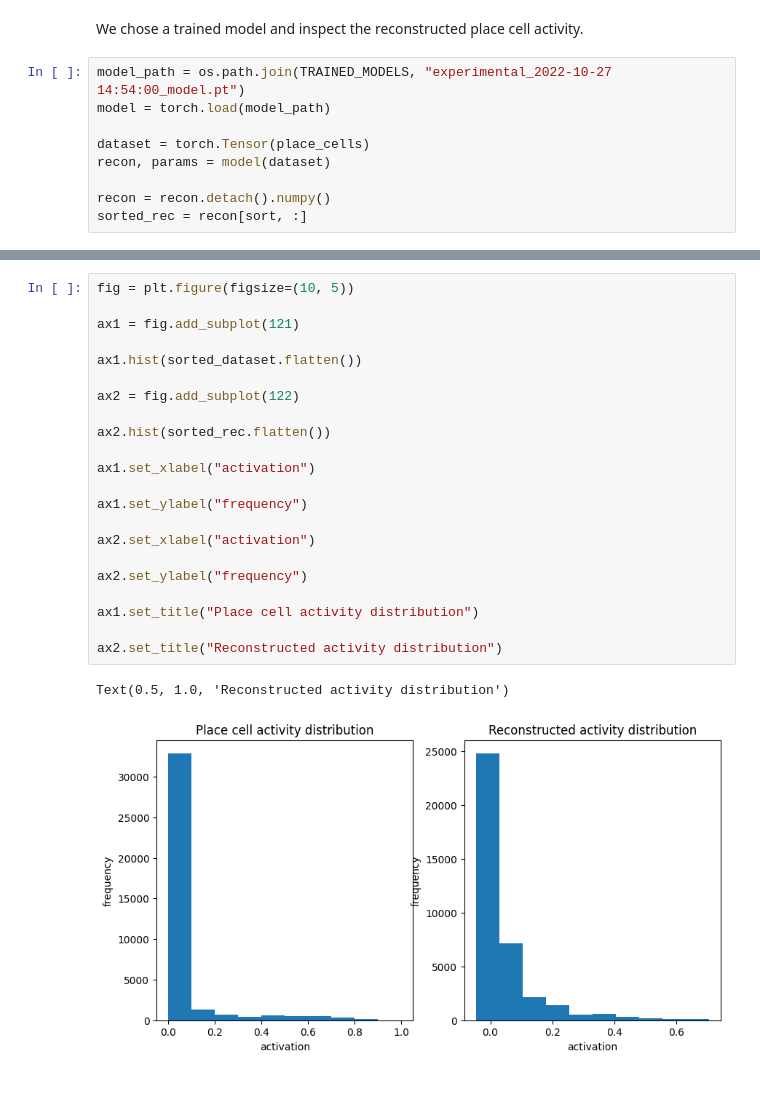
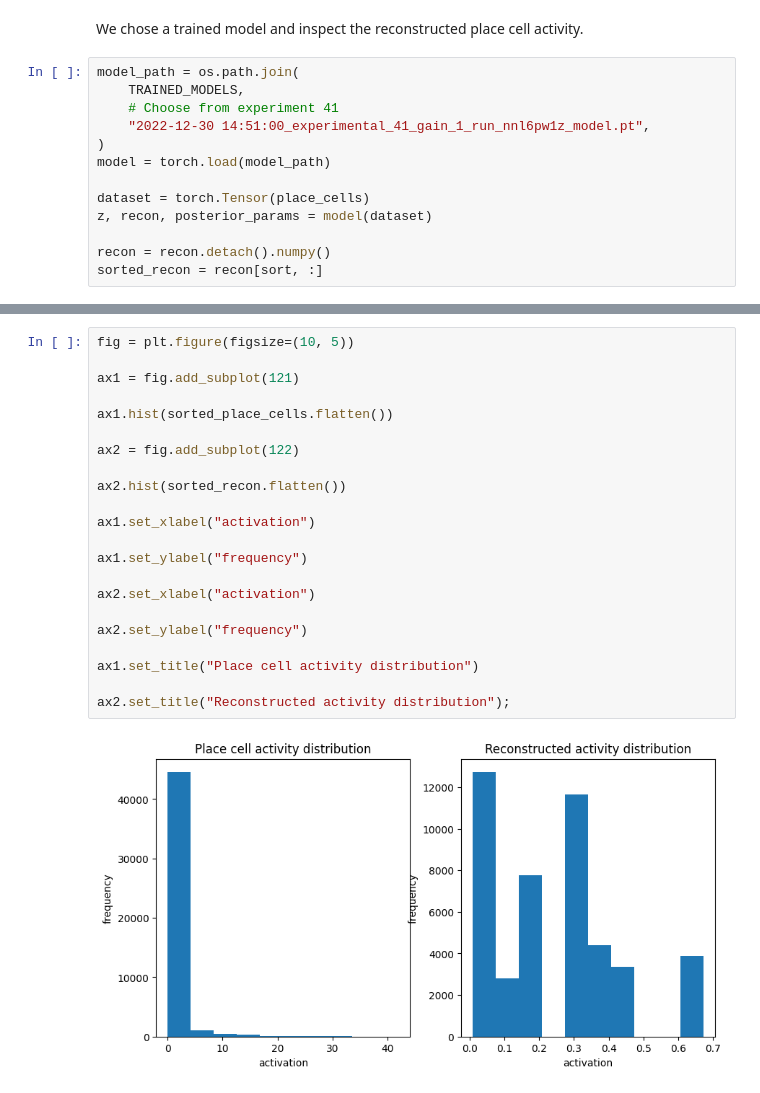
Before and after one commit to geometric-intelligence/neurometry, a Jupyter notebook: neuralgeom/notebooks/3_inspect_reconstructed_experimental_place_cells.ipynb, the cells around one changed output, grey strips where cells are left out. Saved outputs shown, nothing was run; the diff lists cells and outputs as text.

```diff
--- a/neuralgeom/notebooks/3_inspect_reconstructed_experimental_place_cells.ipynb
+++ b/neuralgeom/notebooks/3_inspect_reconstructed_experimental_place_cells.ipynb
@@ -83,11 +102,15 @@ plt.imshow(sorted_dataset.T, extent=[0, 360, sorted_dataset.shape[1], 0], aspect
 # %% [markdown]
 We chose a trained model and inspect the reconstructed place cell activity.
 # %%
-model_path = os.path.join(TRAINED_MODELS, "experimental_2022-10-27 14:54:00_model.pt")
+model_path = os.path.join(
+    TRAINED_MODELS,
+    # Choose from experiment 41
+    "2022-12-30 14:51:00_experimental_41_gain_1_run_nnl6pw1z_model.pt",
+)
 model = torch.load(model_path)
 
 dataset = torch.Tensor(place_cells)
-recon, params = model(dataset)
+z, recon, posterior_params = model(dataset)
 
 recon = recon.detach().numpy()
-sorted_rec = recon[sort, :]
+sorted_recon = recon[sort, :]
@@ -126,25 +151,24 @@ im_rec = ax_rec.imshow(
 # %%
 fig = plt.figure(figsize=(10, 5))
 
 ax1 = fig.add_subplot(121)
 
-ax1.hist(sorted_dataset.flatten())
+ax1.hist(sorted_place_cells.flatten())
 
 ax2 = fig.add_subplot(122)
 
-ax2.hist(sorted_rec.flatten())
+ax2.hist(sorted_recon.flatten())
 
 ax1.set_xlabel("activation")
 
 ax1.set_ylabel("frequency")
 
 ax2.set_xlabel("activation")
 
 ax2.set_ylabel("frequency")
 
 ax1.set_title("Place cell activity distribution")
 
-ax2.set_title("Reconstructed activity distribution")
+ax2.set_title("Reconstructed activity distribution");
 # %% [output]
-Text(0.5, 1.0, 'Reconstructed activity distribution')
-[figure, old version]
+[figure, new version]
```
Also changed, not shown: parts of 4 cells of this notebook, 7 other files.
